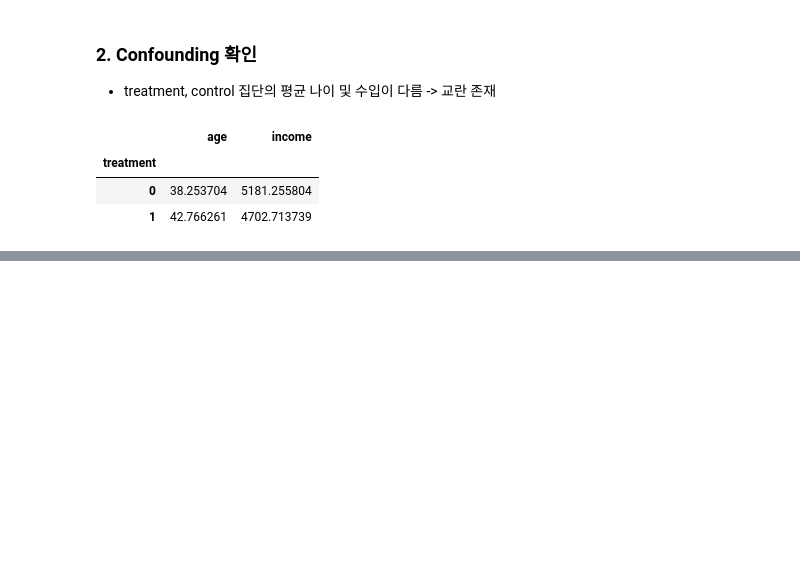
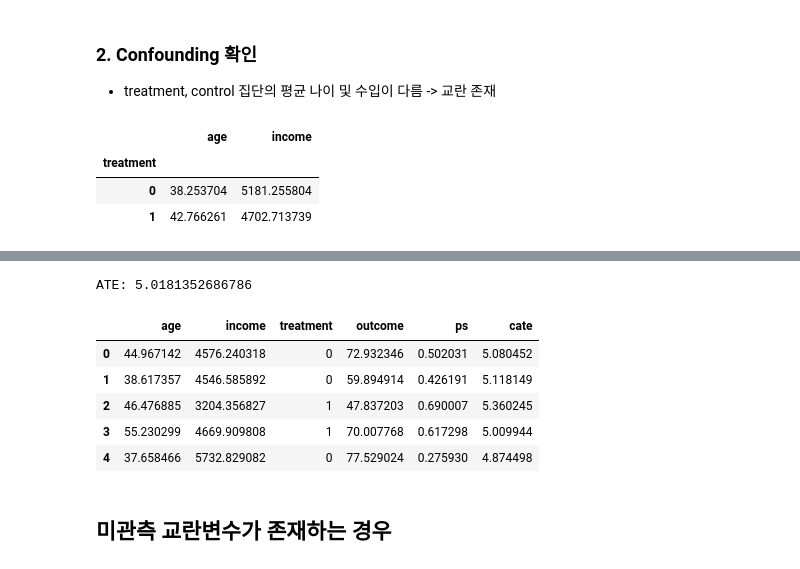
Before and after one commit to jihhyeon/ds-study-notes, a Jupyter notebook: causal-inference/causal_inf.ipynb, the cells around one changed output, grey strips where cells are left out. Saved outputs shown, nothing was run; the diff lists cells and outputs as text; code cells hidden in the pictures; blank space fills up the shorter version.

```diff
--- a/causal-inference/causal_inf.ipynb
+++ b/causal-inference/causal_inf.ipynb
@@ -103,0 +177,18 @@ strong multicollinearity or other numerical problems.
+# %%
+from econml.dml import LinearDML
+from sklearn.ensemble import RandomForestRegressor
+
+est = LinearDML(
+    model_y = RandomForestRegressor(),
+    model_t = RandomForestRegressor()
+)
+
+est.fit(
+    Y=df['outcome'],
+    T=df['treatment'],
+    X=df[['age','income']]
+)
+
+print('ATE:', est.ate(df[['age','income']]))
+# %% [output]
+ATE: 5.0181352686786
@@ -103,0 +199,11 @@ strong multicollinearity or other numerical problems.
+# %%
+df.head()
+# %% [output]
+|  | age | income | treatment | outcome | ps | cate |
+| 0 | 44.967142 | 4576.240318 | 0 | 72.932346 | 0.502031 | 5.080452 |
+| 1 | 38.617357 | 4546.585892 | 0 | 59.894914 | 0.426191 | 5.118149 |
+| 2 | 46.476885 | 3204.356827 | 1 | 47.837203 | 0.690007 | 5.360245 |
+| 3 | 55.230299 | 4669.909808 | 1 | 70.007768 | 0.617298 | 5.009944 |
+| 4 | 37.658466 | 5732.829082 | 0 | 77.529024 | 0.275930 | 4.874498 |
+# %% [markdown]
+## **미관측 교란변수가 존재하는 경우**
```
Also changed, not shown: parts of 29 cells of this notebook.
